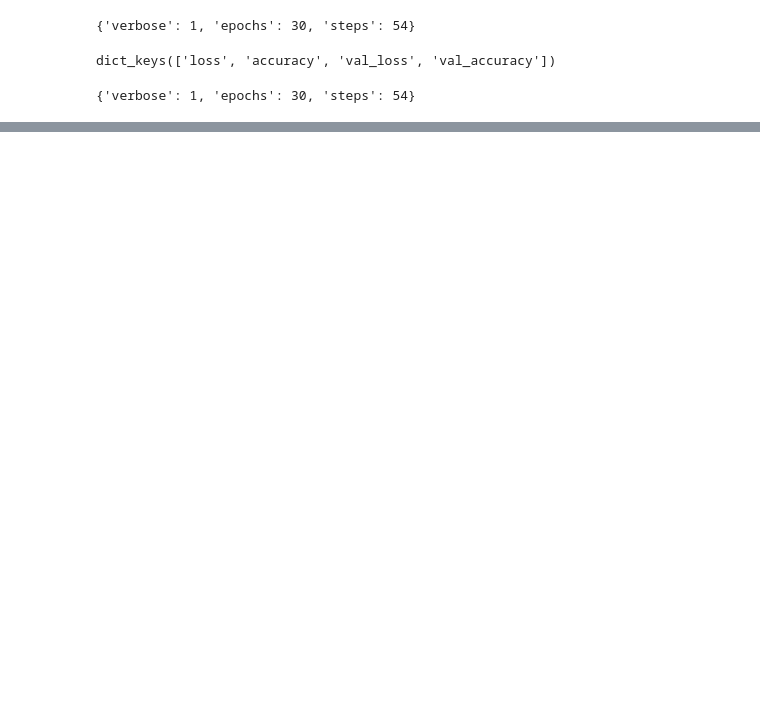
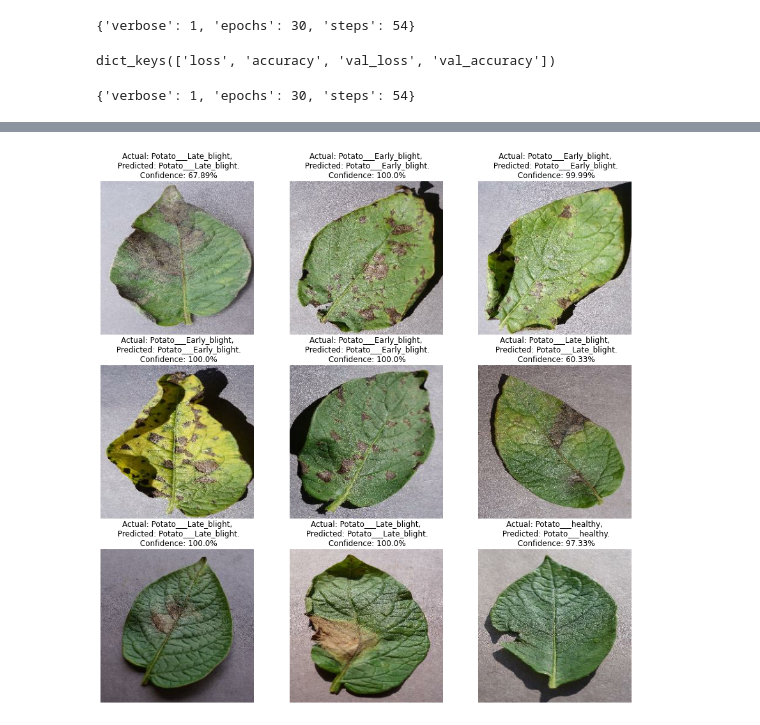
Before and after one commit to MAliHasnain/Potato-Disease-classification, a Jupyter notebook: image_classification.ipynb, the cells around one changed output, grey strips where cells are left out. Drawn from its saved outputs; the diff is of its cells as text; code cells hidden in the pictures; blank space fills up the shorter version.

```diff
--- a/image_classification.ipynb
+++ b/image_classification.ipynb
@@ -223,6 +176,0 @@ history.history
-# %%
-with open("cnn_pickle",'wb') as f:
-    pickle.dump(history,f)
-# %%
-with open("cnn_pickle",'rb') as f:
-    model = pickle.load(f)
@@ -243,12 +176,0 @@ def predict(model,img):
-# %%
-plt.figure(figsize = (15,15))
-for images,labels in test_ds.take(1):
-    for i in range(9):
-        ax = plt.subplot(3,3,i+1)
-        plt.imshow(images[i].numpy().astype('uint8'))
-
-        predicted_class,confidence = predict(model,images[i])
-        actual_class = class_names[labels[i]]
-
-        plt.title(f'actual: {actual_class} \n Prediction: {predicted_class} \n Confidence: {confidence}')
-        plt.axis("off")
@@ -265,0 +233,14 @@ for images,labels in test_ds.take(1):
+# %%
+plt.figure(figsize=(15, 15))
+for images, labels in test_ds.take(1):
+    for i in range(9):
+        ax = plt.subplot(3, 3, i + 1)
+        plt.imshow(images[i].numpy().astype("uint8"))
+
+        predicted_class, confidence = predict(model, images[i].numpy())
+        actual_class = class_names[labels[i]]
+
+        plt.title(f"Actual: {actual_class},\n Predicted: {predicted_class}.\n Confidence: {confidence}%")
+
+        plt.axis("off")
+# %% [output]
@@ -265,0 +256 @@ for images,labels in test_ds.take(1):
+[figure, added]
```
Also changed, not shown: parts of 17 cells of this notebook, 5 other files.
